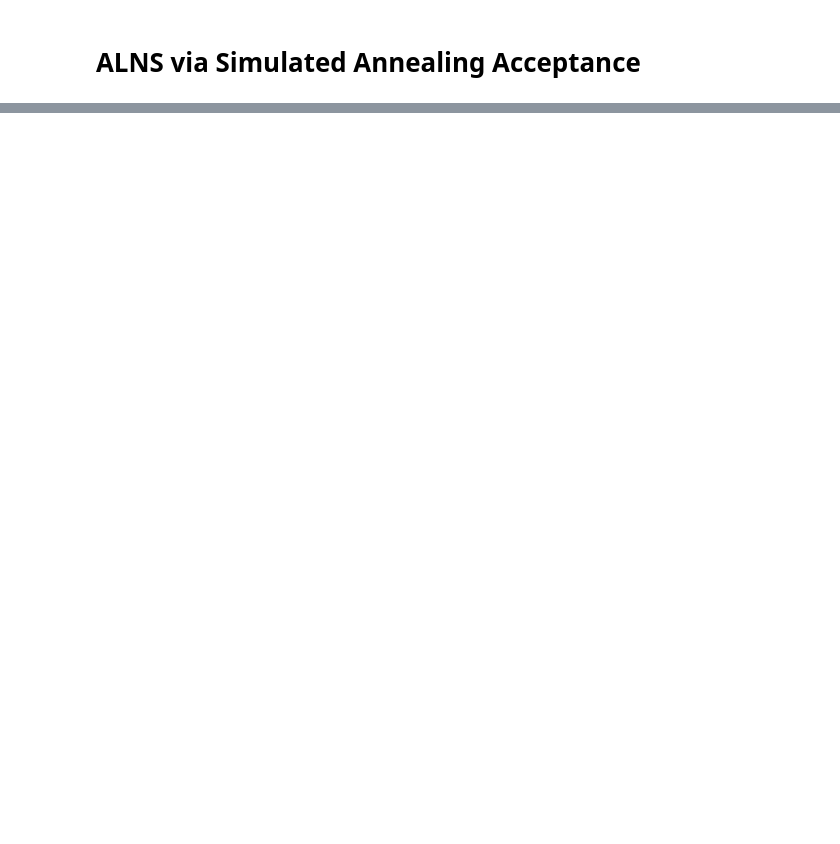
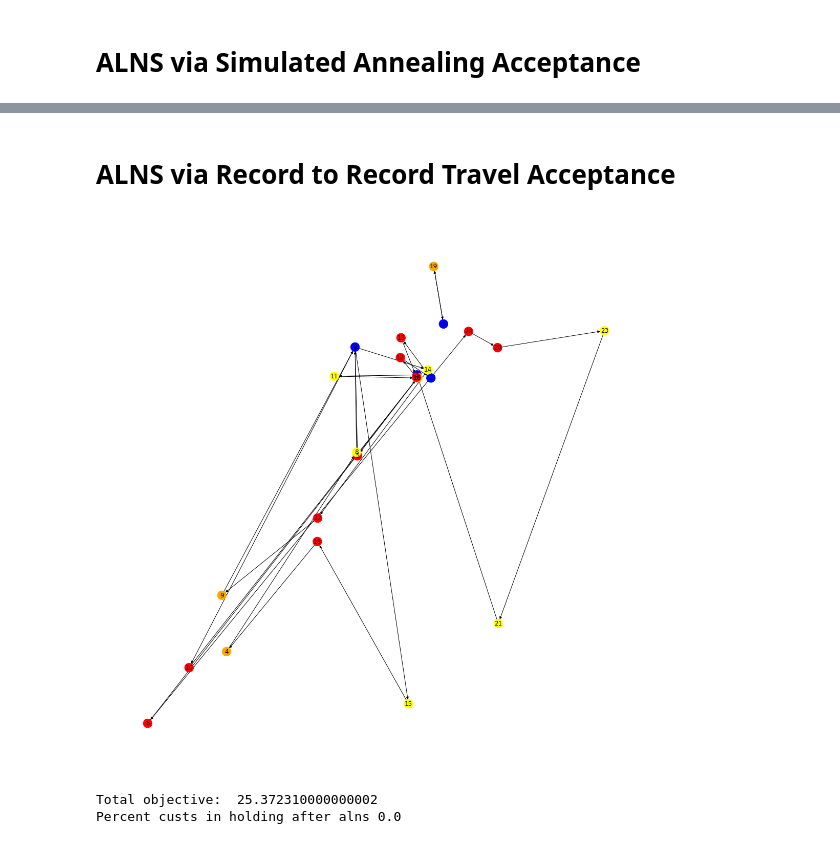
Before and after one commit to ChristophBleyer/ALNS, a Jupyter notebook: examples/Routing Optimization.ipynb, the cells around one changed output, grey strips where cells are left out. Drawn from its saved outputs; the diff is of its cells as text; code cells hidden in the pictures; blank space fills up the shorter version.

Commit message:
record to record travel

```diff
--- a/examples/Routing Optimization.ipynb
+++ b/examples/Routing Optimization.ipynb
@@ -112,0 +111,25 @@ result.plot_operator_counts(figure=figure, title="Operator diagnostics", legend=
+# %% [markdown]
+ # ALNS via Record to Record Travel Acceptance
+# %%
+alns = ALNS()
+alns.add_destroy_operator(randomRemoval)
+alns.add_destroy_operator(distancedBasedWorstRemoval)
+alns.add_destroy_operator(timeBasedWorstRemoval)
+alns.add_destroy_operator(relatedRemoval)
+alns.add_repair_operator(greedyInsertion)
+alns.add_repair_operator(k_regretInsertion)
+criterion = RecordToRecordTravel(0.95, 0.01, 0.000376, method = "linear")
+
+result = alns.iterate(solution, [3, 2, 1, 0.5], 0.8, criterion, iterations=2500, collect_stats=True)
+
+optimized = result.best_state
+
+Graph = optimized.toGraph()
+# %% [output]
+[figure, added]
+# %%
+print("Total objective: ", optimized.objective())
+print("Percent custs in holding after alns",  len(optimized.unassignedRequests)/len(p.demand))
+# %% [output]
+Total objective:  25.372310000000002
+Percent custs in holding after alns 0.0
```
Also changed, not shown: parts of 12 cells of this notebook, 7 other files.
